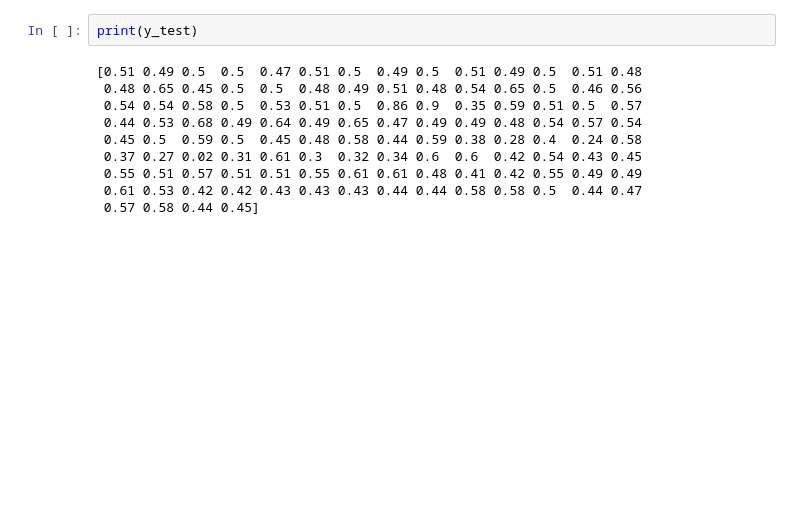
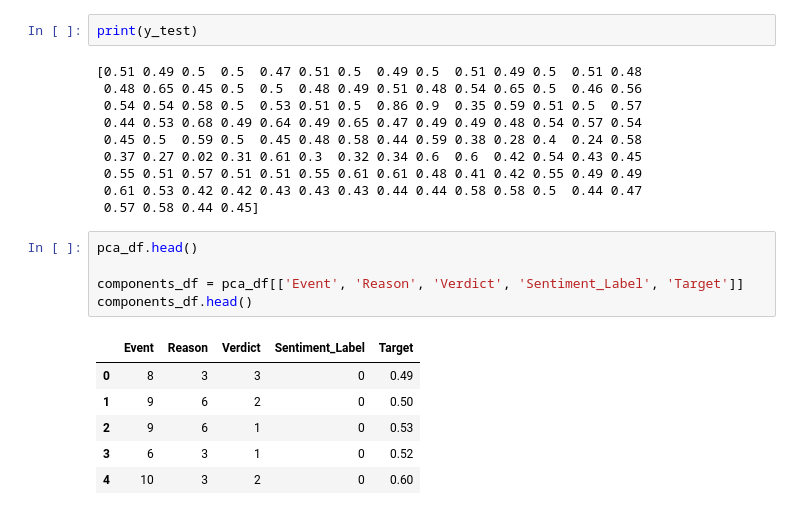
Before and after one commit to sachinprasanna7/Stock-Movement-Prediction-using-Spectrograms-Technical-Indicators-and-News, a Jupyter notebook: newsandtechnical.ipynb, the cells around one changed output. Drawn from its saved outputs; the diff is of its cells as text; blank space fills up the shorter version.

```diff
--- a/newsandtechnical.ipynb
+++ b/newsandtechnical.ipynb
@@ -538,3 +541,15 @@ print(y_test)
  0.55 0.51 0.57 0.51 0.51 0.55 0.61 0.61 0.48 0.41 0.42 0.55 0.49 0.49
  0.61 0.53 0.42 0.42 0.43 0.43 0.43 0.44 0.44 0.58 0.58 0.5  0.44 0.47
  0.57 0.58 0.44 0.45]
+# %%
+pca_df.head()
+
+components_df = pca_df[['Event', 'Reason', 'Verdict', 'Sentiment_Label', 'Target']]
+components_df.head()
+# %% [output]
+|  | Event | Reason | Verdict | Sentiment_Label | Target |
+| 0 | 8 | 3 | 3 | 0 | 0.49 |
+| 1 | 9 | 6 | 2 | 0 | 0.50 |
+| 2 | 9 | 6 | 1 | 0 | 0.53 |
+| 3 | 6 | 3 | 1 | 0 | 0.52 |
+| 4 | 10 | 3 | 2 | 0 | 0.60 |
```
Also changed, not shown: parts of 14 cells of this notebook.
